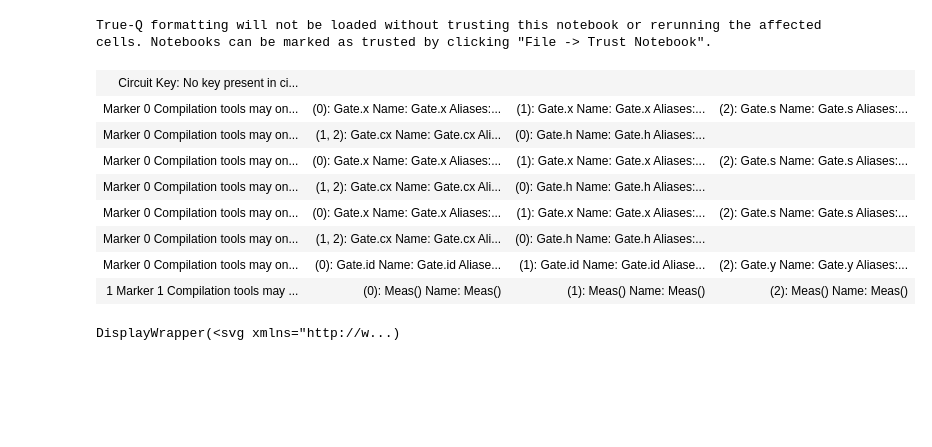
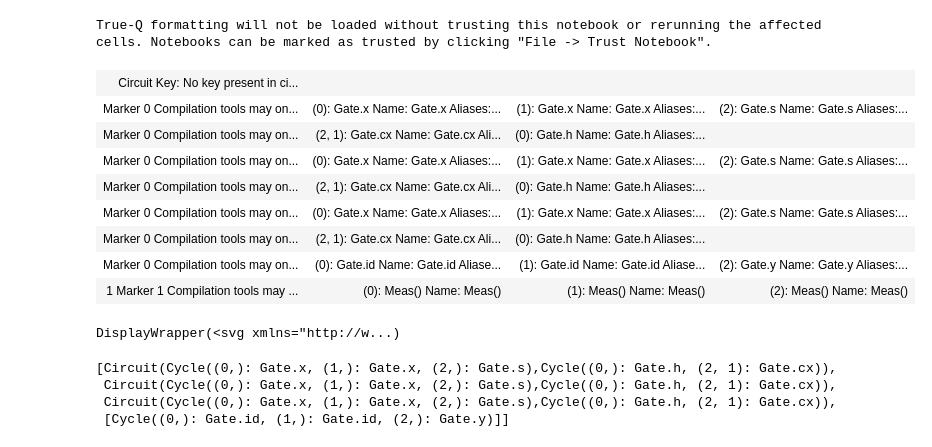
Before and after one commit to DaneshMorales/trueQ, a Jupyter notebook: effective-dressed-cycles/CER_gap.ipynb, the cells around one changed output. Saved outputs shown, nothing was run; the diff lists cells and outputs as text; code cells hidden in the pictures; blank space fills up the shorter version.

```diff
--- a/effective-dressed-cycles/CER_gap.ipynb
+++ b/effective-dressed-cycles/CER_gap.ipynb
@@ -21,15 +21,15 @@ def get_dressed_cycles(circuit: tq.Circuit):
 # %%
-circ = tq.Circuit(3*[{0:Gate.x, 1:Gate.x, 2:Gate.s},{0:Gate.h, (1,2) : Gate.cx}]+[{0:Gate.i, 1:Gate.i, 2:Gate.y}])
+circ = tq.Circuit(3*[{0:Gate.x, 1:Gate.x, 2:Gate.s},{0:Gate.h, (2,1) : Gate.cx}]+[{0:Gate.i, 1:Gate.i, 2:Gate.y}])
 circ.measure_all()
 # %% [output]
 True-Q formatting will not be loaded without trusting this notebook or rerunning the affected cells. Notebooks can be marked as trusted by clicking "File -> Trust Notebook".
 | Circuit Key: No key present in ci... |  |  |  |
 | Marker 0 Compilation tools may on... | (0): Gate.x Name: Gate.x Aliases:... | (1): Gate.x Name: Gate.x Aliases:... | (2): Gate.s Name: Gate.s Aliases:... |
-| Marker 0 Compilation tools may on... | (1, 2): Gate.cx Name: Gate.cx Ali... | (0): Gate.h Name: Gate.h Aliases:... |  |
+| Marker 0 Compilation tools may on... | (2, 1): Gate.cx Name: Gate.cx Ali... | (0): Gate.h Name: Gate.h Aliases:... |  |
 | Marker 0 Compilation tools may on... | (0): Gate.x Name: Gate.x Aliases:... | (1): Gate.x Name: Gate.x Aliases:... | (2): Gate.s Name: Gate.s Aliases:... |
-| Marker 0 Compilation tools may on... | (1, 2): Gate.cx Name: Gate.cx Ali... | (0): Gate.h Name: Gate.h Aliases:... |  |
+| Marker 0 Compilation tools may on... | (2, 1): Gate.cx Name: Gate.cx Ali... | (0): Gate.h Name: Gate.h Aliases:... |  |
 | Marker 0 Compilation tools may on... | (0): Gate.x Name: Gate.x Aliases:... | (1): Gate.x Name: Gate.x Aliases:... | (2): Gate.s Name: Gate.s Aliases:... |
-| Marker 0 Compilation tools may on... | (1, 2): Gate.cx Name: Gate.cx Ali... | (0): Gate.h Name: Gate.h Aliases:... |  |
+| Marker 0 Compilation tools may on... | (2, 1): Gate.cx Name: Gate.cx Ali... | (0): Gate.h Name: Gate.h Aliases:... |  |
 | Marker 0 Compilation tools may on... | (0): Gate.id Name: Gate.id Aliase... | (1): Gate.id Name: Gate.id Aliase... | (2): Gate.y Name: Gate.y Aliases:... |
 | 1 Marker 1 Compilation tools may ... | (0): Meas() Name: Meas() | (1): Meas() Name: Meas() | (2): Meas() Name: Meas() |
 # %%
@@ -41,3 +41,10 @@ dressed_cycle = tq.Circuit(get_dressed_cycles(circ)[0])
+# %%
+get_dressed_cycles(circ)
+# %% [output]
+[Circuit(Cycle((0,): Gate.x, (1,): Gate.x, (2,): Gate.s),Cycle((0,): Gate.h, (2, 1): Gate.cx)),
+ Circuit(Cycle((0,): Gate.x, (1,): Gate.x, (2,): Gate.s),Cycle((0,): Gate.h, (2, 1): Gate.cx)),
+ Circuit(Cycle((0,): Gate.x, (1,): Gate.x, (2,): Gate.s),Cycle((0,): Gate.h, (2, 1): Gate.cx)),
+ [Cycle((0,): Gate.id, (1,): Gate.id, (2,): Gate.y)]]
 # %%
 hard_cycle = dressed_cycle[-1]
 easy_cycle = dressed_cycle[0]
```
Also changed, not shown: parts of 23 cells of this notebook, 3 other files.
